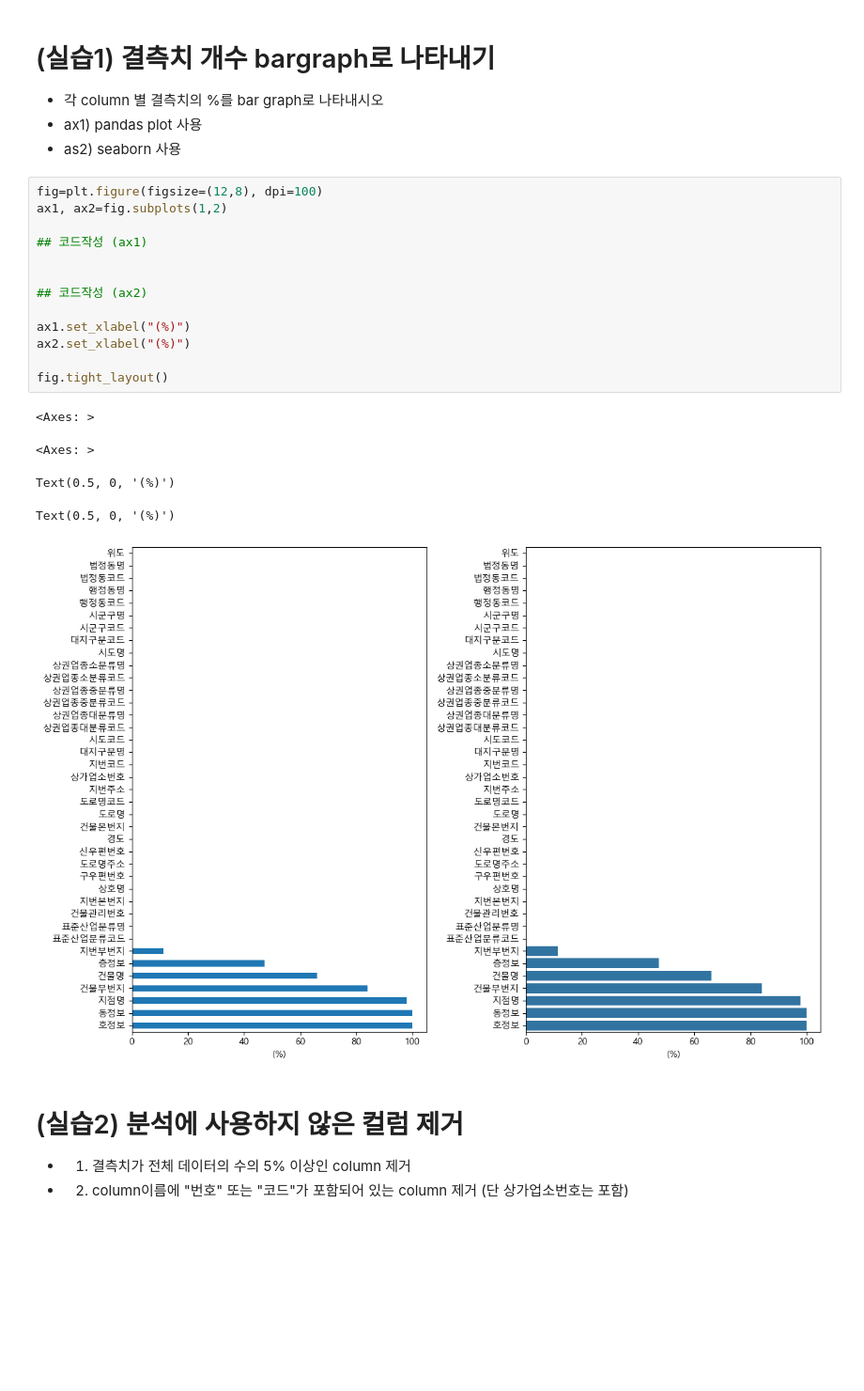
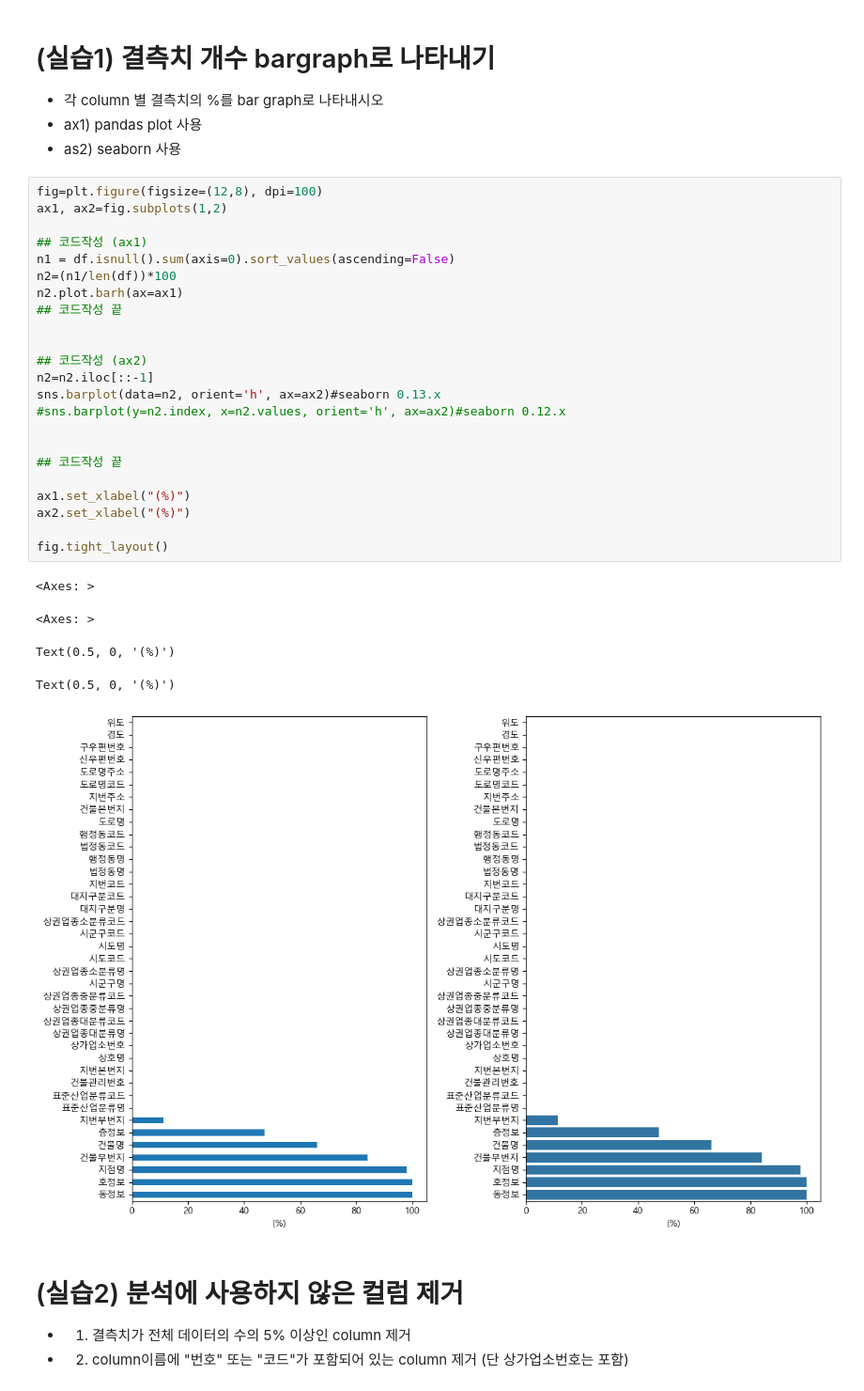
Before and after one commit to Woochang4862/USW-Public-Data-Analysis, a Jupyter notebook: pda_10w/2025_공공데이터분석_10w.ipynb, the cells around one changed output. Shown at 94% size. Drawn from its saved outputs; the diff is of its cells as text; blank space fills up the shorter version.

```diff
--- a/pda_10w/2025_공공데이터분석_10w.ipynb
+++ b/pda_10w/2025_공공데이터분석_10w.ipynb
@@ -222,22 +222,32 @@ fig.tight_layout()
 # %%
 fig=plt.figure(figsize=(12,8), dpi=100)
 ax1, ax2=fig.subplots(1,2)
 
 ## 코드작성 (ax1)
+n1 = df.isnull().sum(axis=0).sort_values(ascending=False)
+n2=(n1/len(df))*100
+n2.plot.barh(ax=ax1)
+## 코드작성 끝
 
 
 ## 코드작성 (ax2)
+n2=n2.iloc[::-1]
+sns.barplot(data=n2, orient='h', ax=ax2)#seaborn 0.13.x
+#sns.barplot(y=n2.index, x=n2.values, orient='h', ax=ax2)#seaborn 0.12.x
+
+
+## 코드작성 끝
 
 ax1.set_xlabel("(%)")
 ax2.set_xlabel("(%)")
 
 fig.tight_layout()
 # %% [output]
 <Axes: >
 <Axes: >
 Text(0.5, 0, '(%)')
 Text(0.5, 0, '(%)')
-[figure, old version]
+[figure, new version]
 # %% [markdown]
 # (실습2) 분석에 사용하지 않은 컬럼 제거
 * 1) 결측치가 전체 데이터의 수의 5% 이상인 column 제거
```
Also changed, not shown: parts of 10 cells of this notebook, 1 other file.
